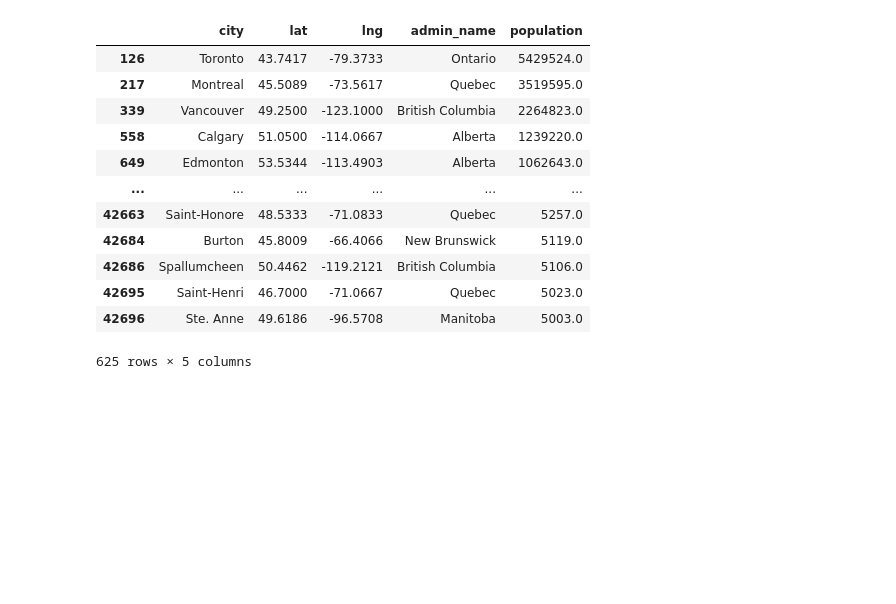
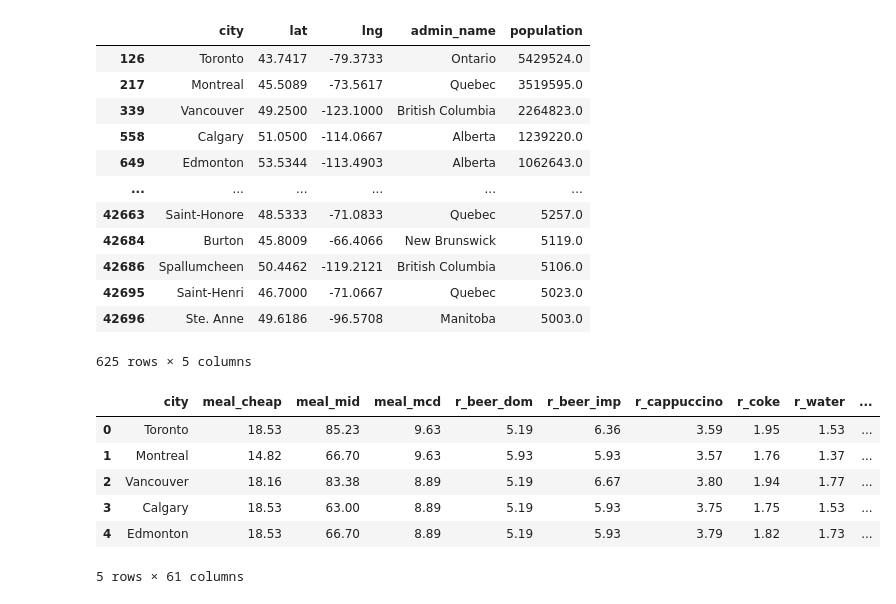
Before and after one commit to freinric/Dashboard_Cost-of-living, a Jupyter notebook: exploration.ipynb, the cells around one changed output. Saved outputs shown, nothing was run; the diff lists cells and outputs as text; code cells hidden in the pictures; blank space fills up the shorter version.

```diff
--- a/exploration.ipynb
+++ b/exploration.ipynb
@@ -63,0 +63,11 @@ total_df
+# %%
+df = pd.read_csv("data_extra.csv", index_col=0)
+df.head()
+# %% [output]
+|  | city | meal_cheap | meal_mid | meal_mcd | r_beer_dom | r_beer_imp | r_cappuccino | r_coke | r_water | ... |
+| 0 | Toronto | 18.53 | 85.23 | 9.63 | 5.19 | 6.36 | 3.59 | 1.95 | 1.53 | ... |
+| 1 | Montreal | 14.82 | 66.70 | 9.63 | 5.93 | 5.93 | 3.57 | 1.76 | 1.37 | ... |
+| 2 | Vancouver | 18.16 | 83.38 | 8.89 | 5.19 | 6.67 | 3.80 | 1.94 | 1.77 | ... |
+| 3 | Calgary | 18.53 | 63.00 | 8.89 | 5.19 | 5.93 | 3.75 | 1.75 | 1.53 | ... |
+| 4 | Edmonton | 18.53 | 66.70 | 8.89 | 5.19 | 5.93 | 3.79 | 1.82 | 1.73 | ... |
+5 rows × 61 columns
```
Also changed, not shown: parts of 6 cells of this notebook, 2 other files.
